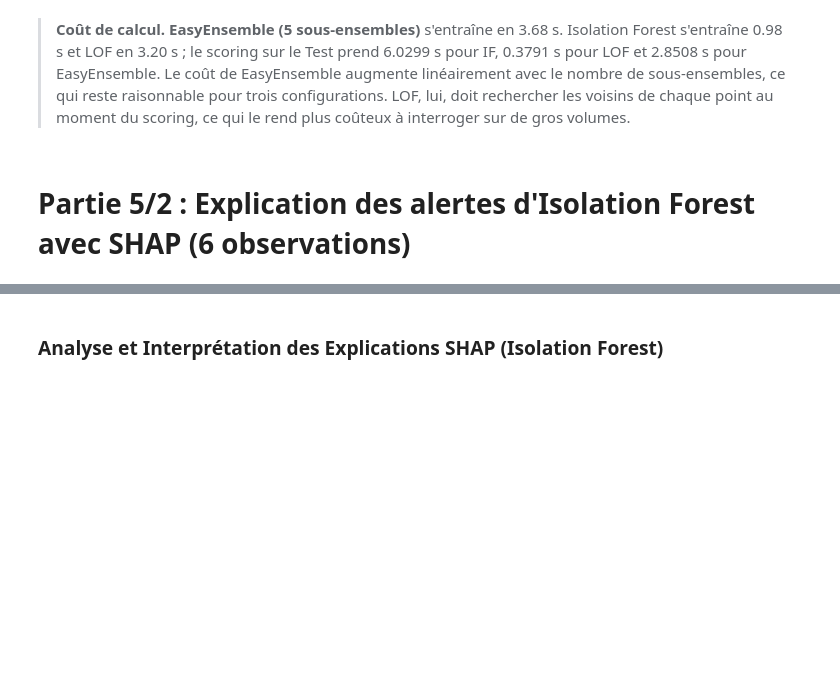
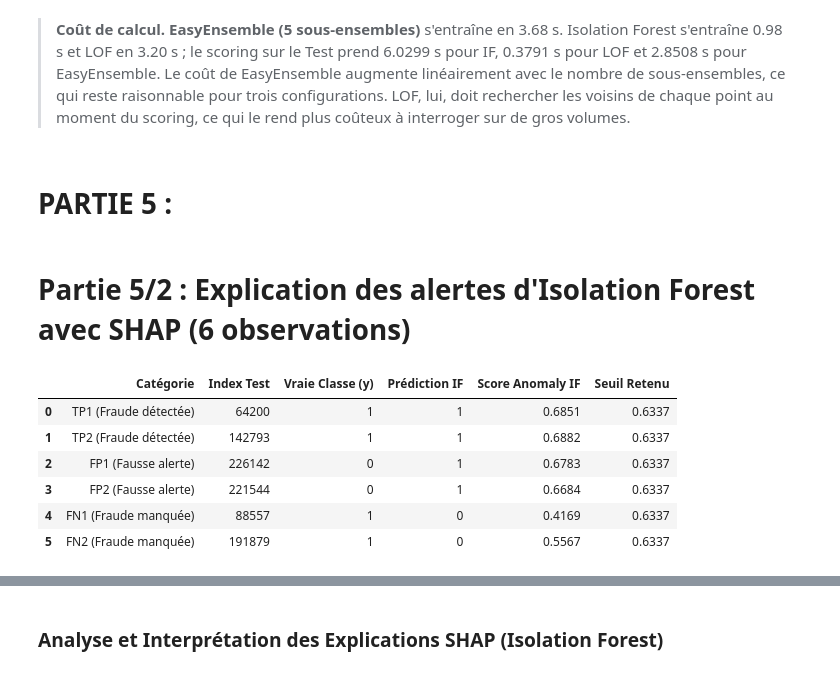
Before and after one commit to HananeDjouadi/TP-Anomalie-ML, a Jupyter notebook: notebook/partie2et3_fraudes.ipynb, the cells around one changed output, grey strips where cells are left out. Drawn from its saved outputs; the diff is of its cells as text; code cells hidden in the pictures; blank space fills up the shorter version.

```diff
--- a/notebook/partie2et3_fraudes.ipynb
+++ b/notebook/partie2et3_fraudes.ipynb
@@ -634,5 +638,33 @@ Fraudes détectées par LOF seulement 5 [ 5678 12002 13577 20520 39432]
 Les indices 16407, 27650 et 27760 sont détectés par EasyEnsemble et manqués à la fois par IF et par LOF. L'indice 5678 est au contraire manqué par EasyEnsemble mais détecté par IF et par LOF.
 # %% [markdown]
 > **Coût de calcul. EasyEnsemble (5 sous-ensembles)** s'entraîne en 3.68 s. Isolation Forest s'entraîne 0.98 s et LOF en 3.20 s ; le scoring sur le Test prend 6.0299 s pour IF, 0.3791 s pour LOF et 2.8508 s pour EasyEnsemble. Le coût de EasyEnsemble augmente linéairement avec le nombre de sous-ensembles, ce qui reste raisonnable pour trois configurations. LOF, lui, doit rechercher les voisins de chaque point au moment du scoring, ce qui le rend plus coûteux à interroger sur de gros volumes.
+# %% [markdown]
+# **PARTIE 5 :**
 # %% [markdown]
 # Partie 5/2 : Explication des alertes d'Isolation Forest avec SHAP (6 observations)
+# %%
+import importlib
+import numpy as np
+import pandas as pd
+import shap
+from utils_files import utils_partie5
+importlib.reload(utils_partie5)
+
+iso_forest = detecteurs["Isolation Forest"]
+seuil_if = seuils_comp["Isolation Forest"]
+scores_test_if = pd.Series(-iso_forest.score_samples(X_test_s), index=X_test_s.index)
+assert np.allclose(scores_test_if, scores_comp["Isolation Forest"])
+
+# 1. Sélection des 6 observations de test (2 TP, 2 FP, 2 FN)
+obs_dict, X_six, df_six_summary = utils_partie5.select_six_test_cases(
+    X_test_s, y_test, scores_test_if, seuil_if
+)
+display(df_six_summary)
+# %% [output]
+|  | Catégorie | Index Test | Vraie Classe (y) | Prédiction IF | Score Anomaly IF | Seuil Retenu |
+| 0 | TP1 (Fraude détectée) | 64200 | 1 | 1 | 0.6851 | 0.6337 |
+| 1 | TP2 (Fraude détectée) | 142793 | 1 | 1 | 0.6882 | 0.6337 |
+| 2 | FP1 (Fausse alerte) | 226142 | 0 | 1 | 0.6783 | 0.6337 |
+| 3 | FP2 (Fausse alerte) | 221544 | 0 | 1 | 0.6684 | 0.6337 |
+| 4 | FN1 (Fraude manquée) | 88557 | 1 | 0 | 0.4169 | 0.6337 |
+| 5 | FN2 (Fraude manquée) | 191879 | 1 | 0 | 0.5567 | 0.6337 |
```
Also changed, not shown: parts of 15 cells of this notebook, 1 other file.
